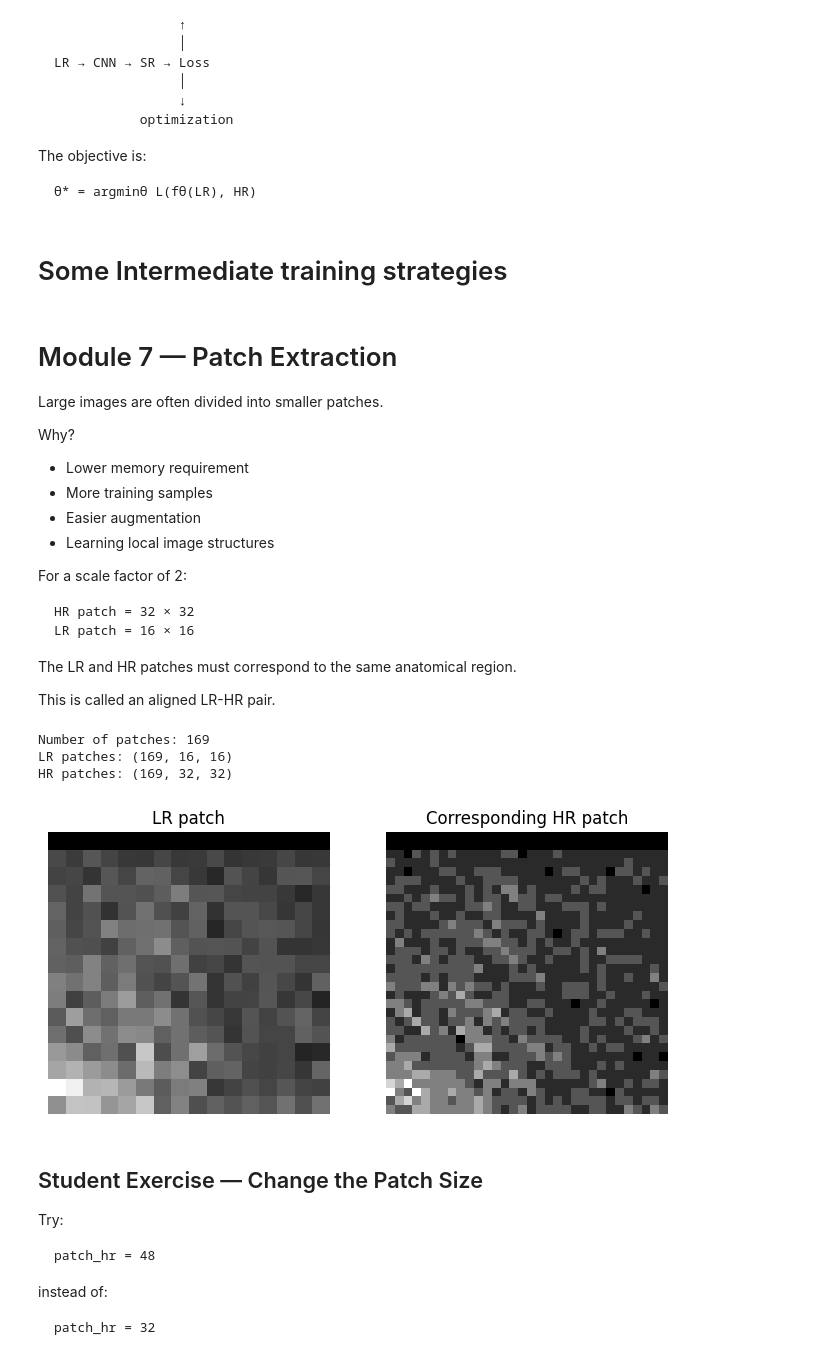
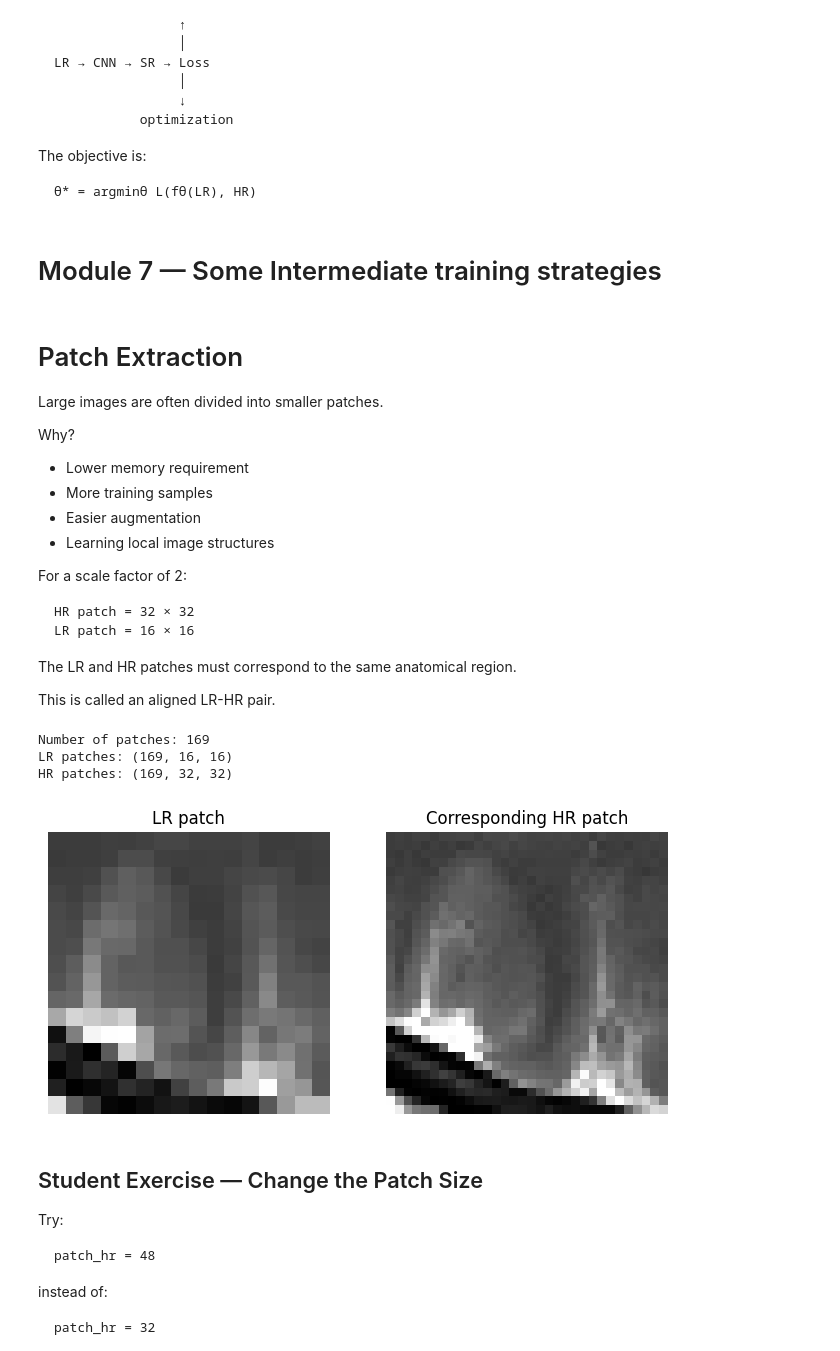
Before and after one commit to ajaynice1996/DIY_MRI_Workshop_II_Recon, a Jupyter notebook: Day_3_Notebook_1_1_SRR_Basics.ipynb, the cells around one changed output. Cells and saved outputs as stored; diff of their text form; code cells hidden in the pictures.

```diff
--- a/Day_3_Notebook_1_1_SRR_Basics.ipynb
+++ b/Day_3_Notebook_1_1_SRR_Basics.ipynb
@@ -469,3 +834,36 @@ for name, prediction in [
 Nearest  | MSE: 0.003890 | MAE: 0.026579 | PSNR: 24.10 dB | SSIM: 0.8944
 Bilinear | MSE: 0.003507 | MAE: 0.026787 | PSNR: 24.55 dB | SSIM: 0.8886
 Bicubic  | MSE: 0.002630 | MAE: 0.023606 | PSNR: 25.80 dB | SSIM: 0.9104
+# %%
+fig, ax = plt.subplots(1, 4, figsize=(18, 5))
+
+images = [
+    hr,
+    nearest,
+    bilinear,
+    bicubic
+]
+
+titles = [
+    f"HR Reference\nShape: {hr.shape}",
+    f"Nearest\nShape: {nearest.shape}\n"
+    f"SSIM: {ssim(hr, nearest, data_range=1.0):.4f}",
+    f"Bilinear\nShape: {bilinear.shape}\n"
+    f"SSIM: {ssim(hr, bilinear, data_range=1.0):.4f}",
+    f"Bicubic\nShape: {bicubic.shape}\n"
+    f"SSIM: {ssim(hr, bicubic, data_range=1.0):.4f}"
+]
+
+for a, image, title in zip(ax, images, titles):
+
+    a.imshow(
+        image.T,
+        cmap="gray",
+        origin="lower"
+    )
+
+    a.set_title(title)
+    a.axis("off")
+
+plt.tight_layout()
+plt.show()
@@ -519,9 +973,9 @@ The objective is:
 
     θ* = argminθ L(fθ(LR), HR)
 # %% [markdown]
-# Some Intermediate training strategies
+# Module 7 — Some Intermediate training strategies
 # %% [markdown]
-# Module 7 — Patch Extraction
+#  Patch Extraction
 
 Large images are often divided into smaller patches.
 
@@ -603,35 +1057,35 @@ Number of patches: 169
 LR patches: (169, 16, 16)
 HR patches: (169, 32, 32)
 # %%
-patch_id = 10
+patch_id = 120
 
 fig, ax = plt.subplots(
     1, 2,
     figsize=(8, 4)
 )
 
 ax[0].imshow(
     lr_patches[patch_id],
     cmap="gray"
 
 )
 
 ax[0].set_title("LR patch")
 
 ax[1].imshow(
     hr_patches[patch_id],
     cmap="gray"
 
 )
 
 ax[1].set_title("Corresponding HR patch")
 
 for a in ax:
     a.axis("off")
 
 plt.show()
 # %% [output]
-[figure, old version]
+[figure, new version]
 # %% [markdown]
 ## Student Exercise — Change the Patch Size
 
```
Also changed, not shown: parts of 67 cells of this notebook.
